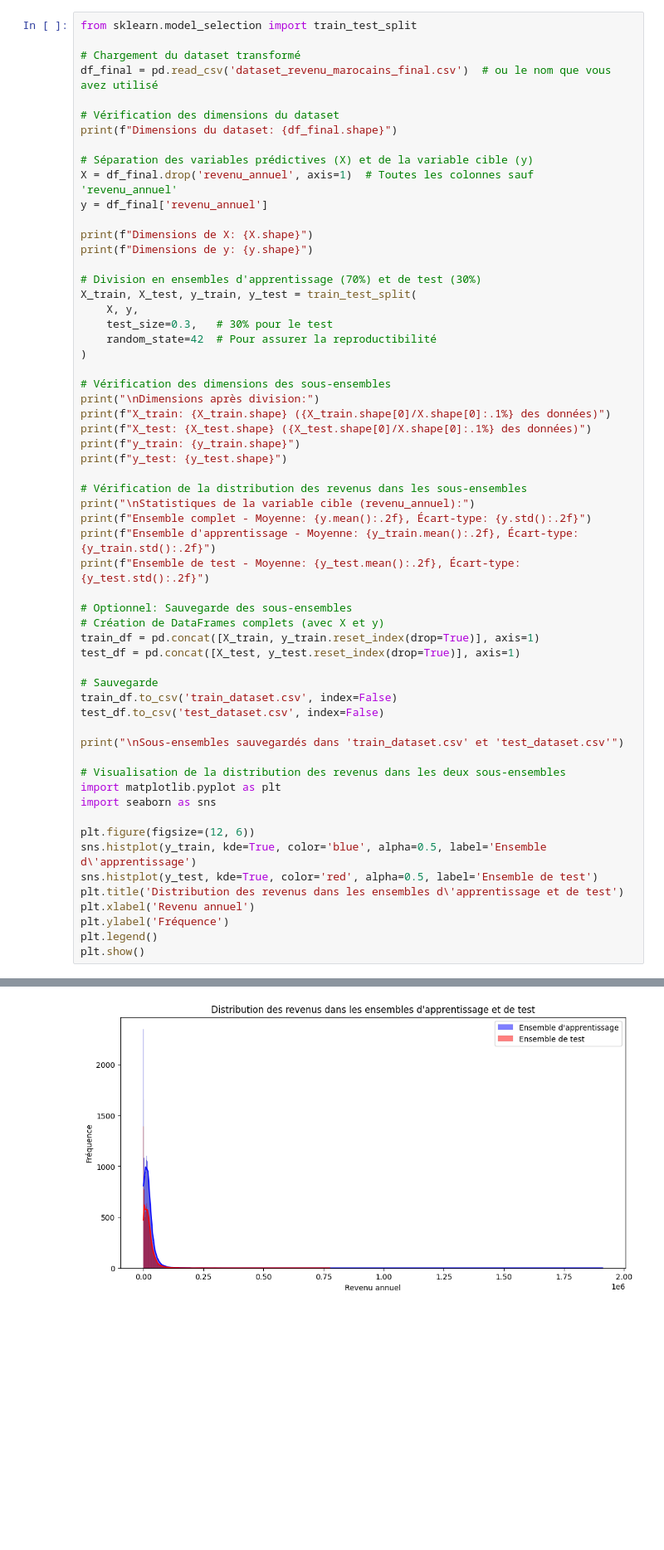
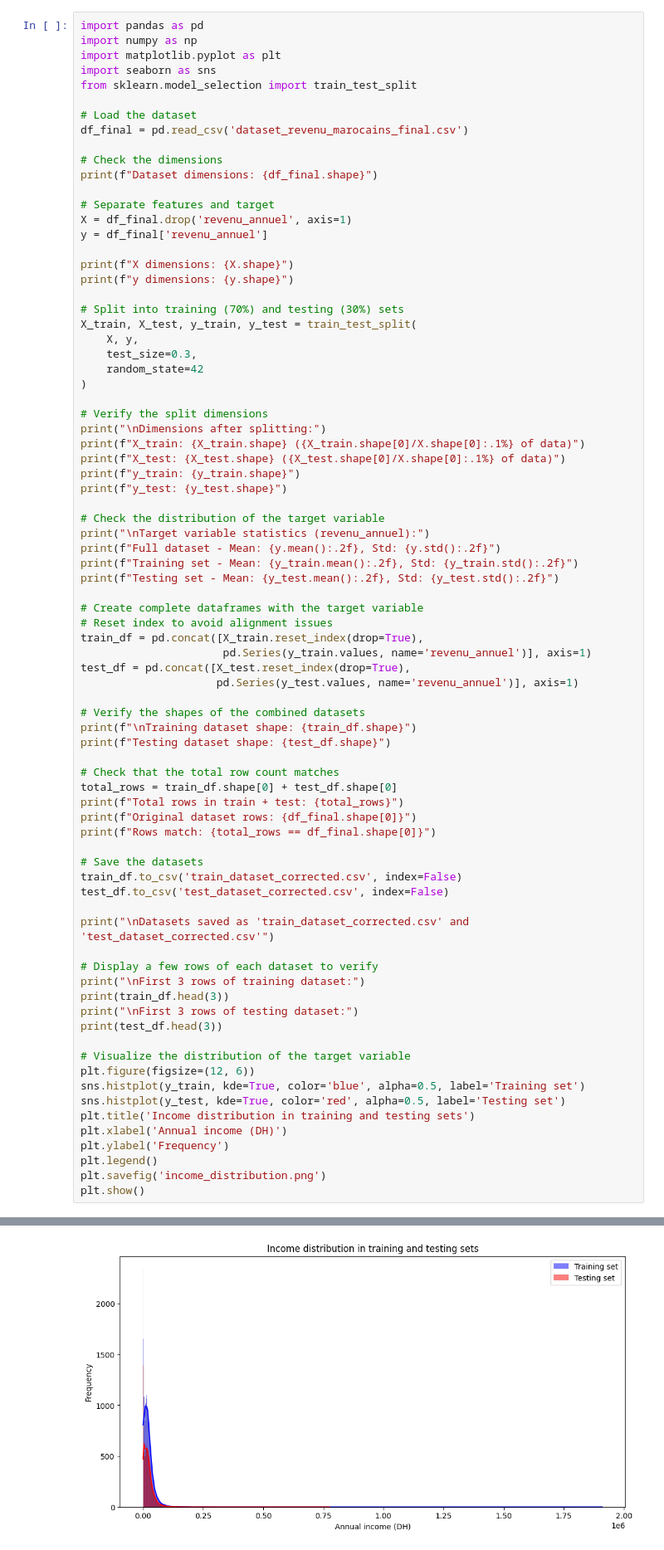
Before and after one commit to mouadd9/annual-revenue-prediction-app, a Jupyter notebook: mini_proj.ipynb, the cells around one changed output, grey strips where cells are left out. Shown at 83% size. Drawn from its saved outputs; the diff is of its cells as text; blank space fills up the shorter version.

Commit message:
corrected dataset splitting

```diff
--- a/mini_proj.ipynb
+++ b/mini_proj.ipynb
@@ -1936,62 +1936,82 @@ La ligne **y = df_final['revenu_annuel']** extrait uniquement la colonne **'reve
 
 Cette variable représente *le revenu annuel d'un individu marocain exprimé en dirhams (DH)*, conformément aux statistiques du Haut-Commissariat au Plan (HCP).
 # %%
+import pandas as pd
+import numpy as np
+import matplotlib.pyplot as plt
+import seaborn as sns
 from sklearn.model_selection import train_test_split
 
-# Chargement du dataset transformé
-df_final = pd.read_csv('dataset_revenu_marocains_final.csv')  # ou le nom que vous avez utilisé
+# Load the dataset
+df_final = pd.read_csv('dataset_revenu_marocains_final.csv')
 
-# Vérification des dimensions du dataset
-print(f"Dimensions du dataset: {df_final.shape}")
+# Check the dimensions
+print(f"Dataset dimensions: {df_final.shape}")
 
-# Séparation des variables prédictives (X) et de la variable cible (y)
-X = df_final.drop('revenu_annuel', axis=1)  # Toutes les colonnes sauf 'revenu_annuel'
+# Separate features and target
+X = df_final.drop('revenu_annuel', axis=1)
 y = df_final['revenu_annuel']
 
-print(f"Dimensions de X: {X.shape}")
-print(f"Dimensions de y: {y.shape}")
+print(f"X dimensions: {X.shape}")
+print(f"y dimensions: {y.shape}")
 
-# Division en ensembles d'apprentissage (70%) et de test (30%)
+# Split into training (70%) and testing (30%) sets
 X_train, X_test, y_train, y_test = train_test_split(
     X, y,
-    test_size=0.3,   # 30% pour le test
-    random_state=42  # Pour assurer la reproductibilité
+    test_size=0.3,
+    random_state=42
 )
 
-# Vérification des dimensions des sous-ensembles
-print("\nDimensions après division:")
-print(f"X_train: {X_train.shape} ({X_train.shape[0]/X.shape[0]:.1%} des données)")
-print(f"X_test: {X_test.shape} ({X_test.shape[0]/X.shape[0]:.1%} des données)")
+# Verify the split dimensions
+print("\nDimensions after splitting:")
+print(f"X_train: {X_train.shape} ({X_train.shape[0]/X.shape[0]:.1%} of data)")
+print(f"X_test: {X_test.shape} ({X_test.shape[0]/X.shape[0]:.1%} of data)")
 print(f"y_train: {y_train.shape}")
 print(f"y_test: {y_test.shape}")
 
-# Vérification de la distribution des revenus dans les sous-ensembles
-print("\nStatistiques de la variable cible (revenu_annuel):")
-print(f"Ensemble complet - Moyenne: {y.mean():.2f}, Écart-type: {y.std():.2f}")
-print(f"Ensemble d'apprentissage - Moyenne: {y_train.mean():.2f}, Écart-type: {y_train.std():.2f}")
-print(f"Ensemble de test - Moyenne: {y_test.mean():.2f}, Écart-type: {y_test.std():.2f}")
+# Check the distribution of the target variable
+print("\nTarget variable statistics (revenu_annuel):")
+print(f"Full dataset - Mean: {y.mean():.2f}, Std: {y.std():.2f}")
+print(f"Training set - Mean: {y_train.mean():.2f}, Std: {y_train.std():.2f}")
+print(f"Testing set - Mean: {y_test.mean():.2f}, Std: {y_test.std():.2f}")
 
-# Optionnel: Sauvegarde des sous-ensembles
-# Création de DataFrames complets (avec X et y)
-train_df = pd.concat([X_train, y_train.reset_index(drop=True)], axis=1)
-test_df = pd.concat([X_test, y_test.reset_index(drop=True)], axis=1)
+# Create complete dataframes with the target variable
+# Reset index to avoid alignment issues
+train_df = pd.concat([X_train.reset_index(drop=True),
+                      pd.Series(y_train.values, name='revenu_annuel')], axis=1)
+test_df = pd.concat([X_test.reset_index(drop=True),
+                     pd.Series(y_test.values, name='revenu_annuel')], axis=1)
 
-# Sauvegarde
-train_df.to_csv('train_dataset.csv', index=False)
-test_df.to_csv('test_dataset.csv', index=False)
+# Verify the shapes of the combined datasets
+print(f"\nTraining dataset shape: {train_df.shape}")
+print(f"Testing dataset shape: {test_df.shape}")
 
-print("\nSous-ensembles sauvegardés dans 'train_dataset.csv' et 'test_dataset.csv'")
+# Check that the total row count matches
+total_rows = train_df.shape[0] + test_df.shape[0]
+print(f"Total rows in train + test: {total_rows}")
+print(f"Original dataset rows: {df_final.shape[0]}")
+print(f"Rows match: {total_rows == df_final.shape[0]}")
 
-# Visualisation de la distribution des revenus dans les deux sous-ensembles
-import matplotlib.pyplot as plt
-import seaborn as sns
+# Save the datasets
+train_df.to_csv('train_dataset_corrected.csv', index=False)
+test_df.to_csv('test_dataset_corrected.csv', index=False)
 
+print("\nDatasets saved as 'train_dataset_corrected.csv' and 'test_dataset_corrected.csv'")
+
+# Display a few rows of each dataset to verify
+print("\nFirst 3 rows of training dataset:")
+print(train_df.head(3))
+print("\nFirst 3 rows of testing dataset:")
+print(test_df.head(3))
+
+# Visualize the distribution of the target variable
 plt.figure(figsize=(12, 6))
-sns.histplot(y_train, kde=True, color='blue', alpha=0.5, label='Ensemble d\'apprentissage')
-sns.histplot(y_test, kde=True, color='red', alpha=0.5, label='Ensemble de test')
-plt.title('Distribution des revenus dans les ensembles d\'apprentissage et de test')
-plt.xlabel('Revenu annuel')
-plt.ylabel('Fréquence')
+sns.histplot(y_train, kde=True, color='blue', alpha=0.5, label='Training set')
+sns.histplot(y_test, kde=True, color='red', alpha=0.5, label='Testing set')
+plt.title('Income distribution in training and testing sets')
+plt.xlabel('Annual income (DH)')
+plt.ylabel('Frequency')
 plt.legend()
+plt.savefig('income_distribution.png')
 plt.show()
 # %% [output]
@@ -2014 +2035 @@ Sous-ensembles sauvegardés dans 'train_dataset.csv' et 'test_dataset.csv'
-[figure, old version]
+[figure, new version]
```
Also changed, not shown: parts of 1 cell of this notebook, 5 other files.
